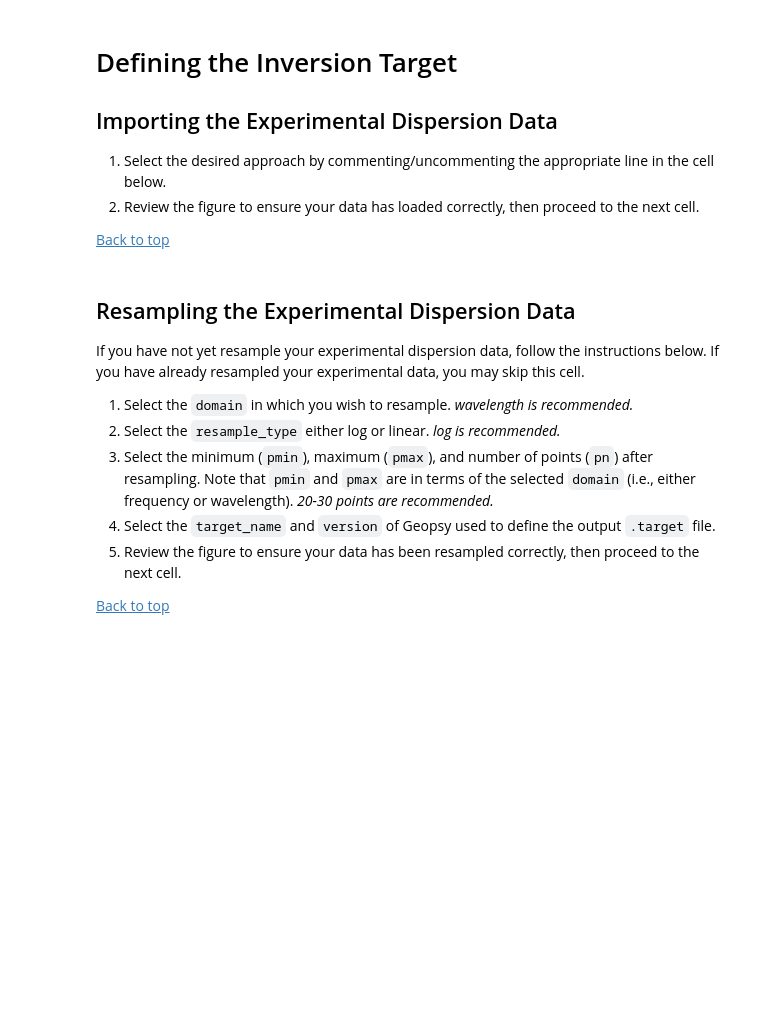
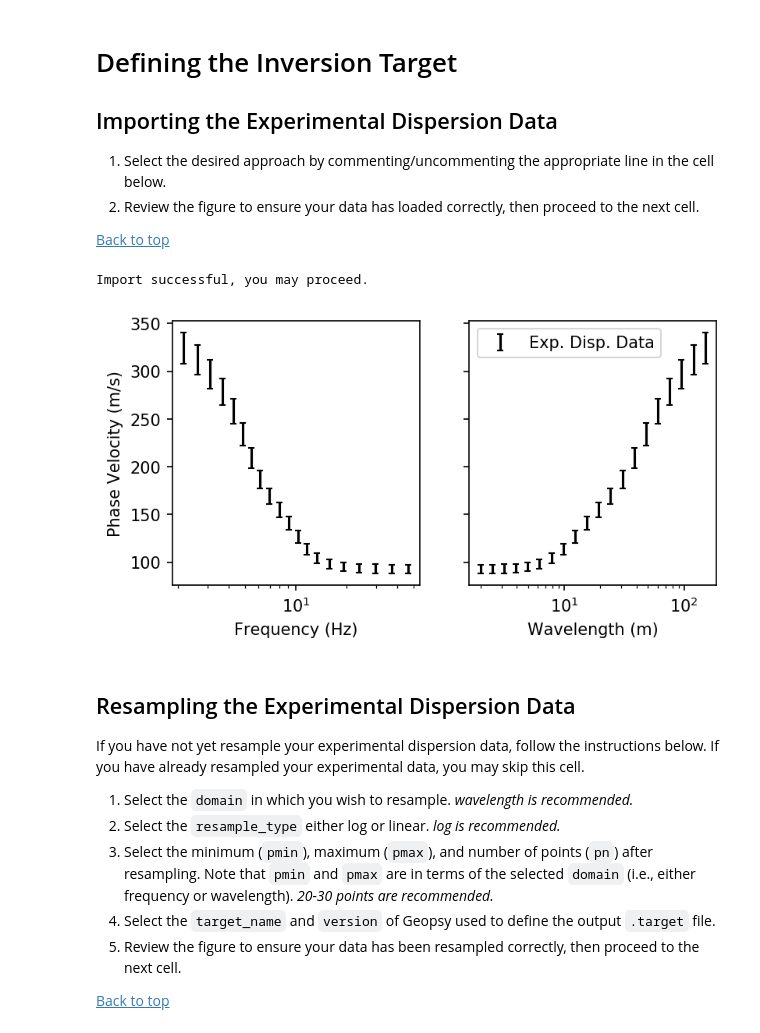
Before and after one commit to jpvantassel/swprepost, a Jupyter notebook: examples/adv/example_swinvert_workflow.ipynb, the cells around one changed output. Cells and saved outputs as stored; diff of their text form; code cells hidden in the pictures; blank space fills up the shorter version.

```diff
--- a/examples/adv/example_swinvert_workflow.ipynb
+++ b/examples/adv/example_swinvert_workflow.ipynb
@@ -120,16 +124,21 @@ def plot_target(target):
 
 [Back to top](#License-Information)
 # %%
-# Approach 1: Import from csv (see documentation for details).
-target = swprepost.Target.from_csv("example.csv", version="2")
+# Approach 1: Import from comma seperated text file (see documentation for details).
+target = swprepost.Target.from_csv("example.csv")
 
-# Approach 2: Import from v2 dinver-style .txt (see documentation for details).
+# Approach 2: Import from v2 dinver-style text file (see documentation for details).
 # target = swprepost.Target.from_txt_dinver("example_dv2.txt", version="2")
 
-# Approach 3: Import from v3 dinver-style .txt (see documentation for details).
+# Approach 3: Import from v3 dinver-style text file (see documentation for details).
 # target = swprepost.Target.from_txt_dinver("example_dv3.txt", version="3")
 
-plot_target(target)
+
+fig, axs = plot_target(target)
+print("Import successful, you may proceed.")
+# %% [output]
+Import successful, you may proceed.
+[figure, added]
 # %% [markdown]
 ## Resampling the Experimental Dispersion Data
 
```
Also changed, not shown: parts of 8 cells of this notebook.
